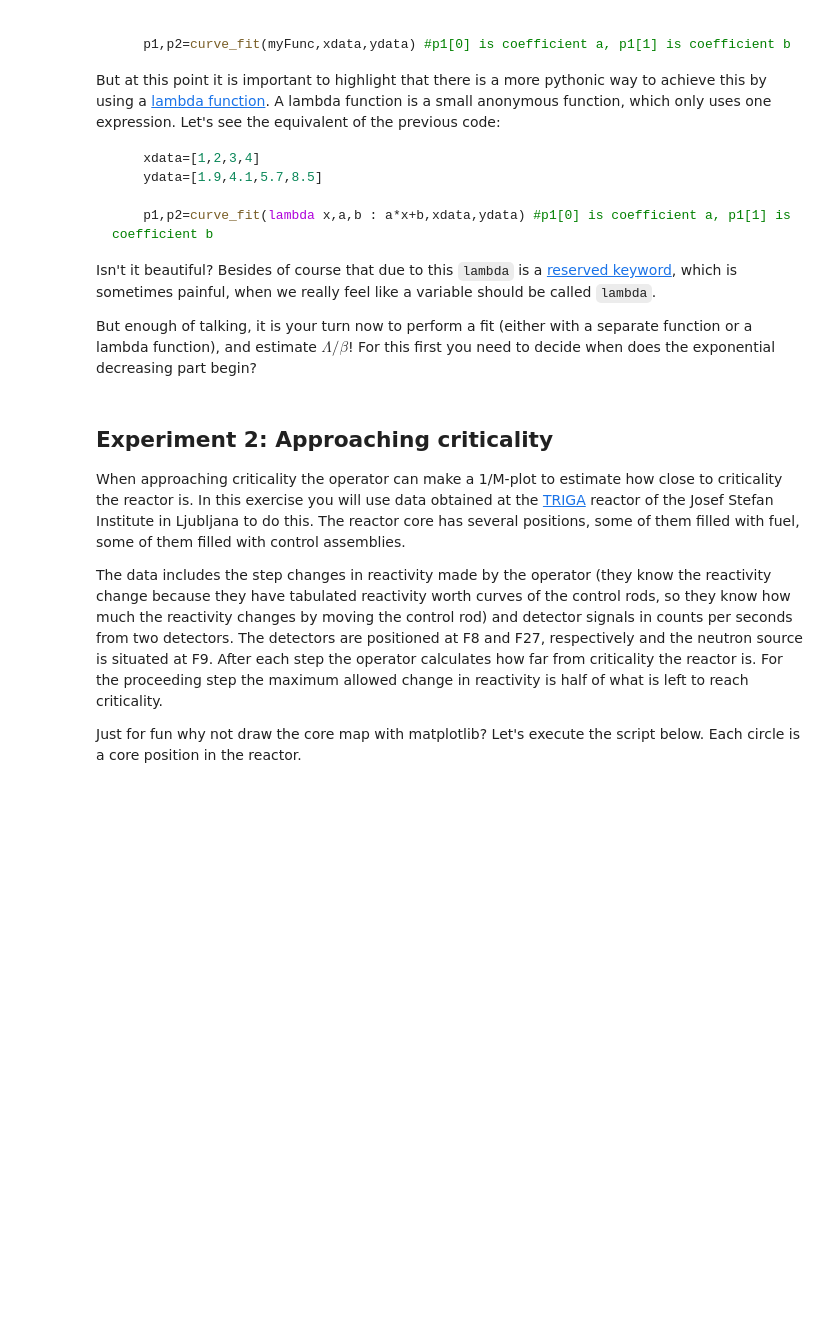
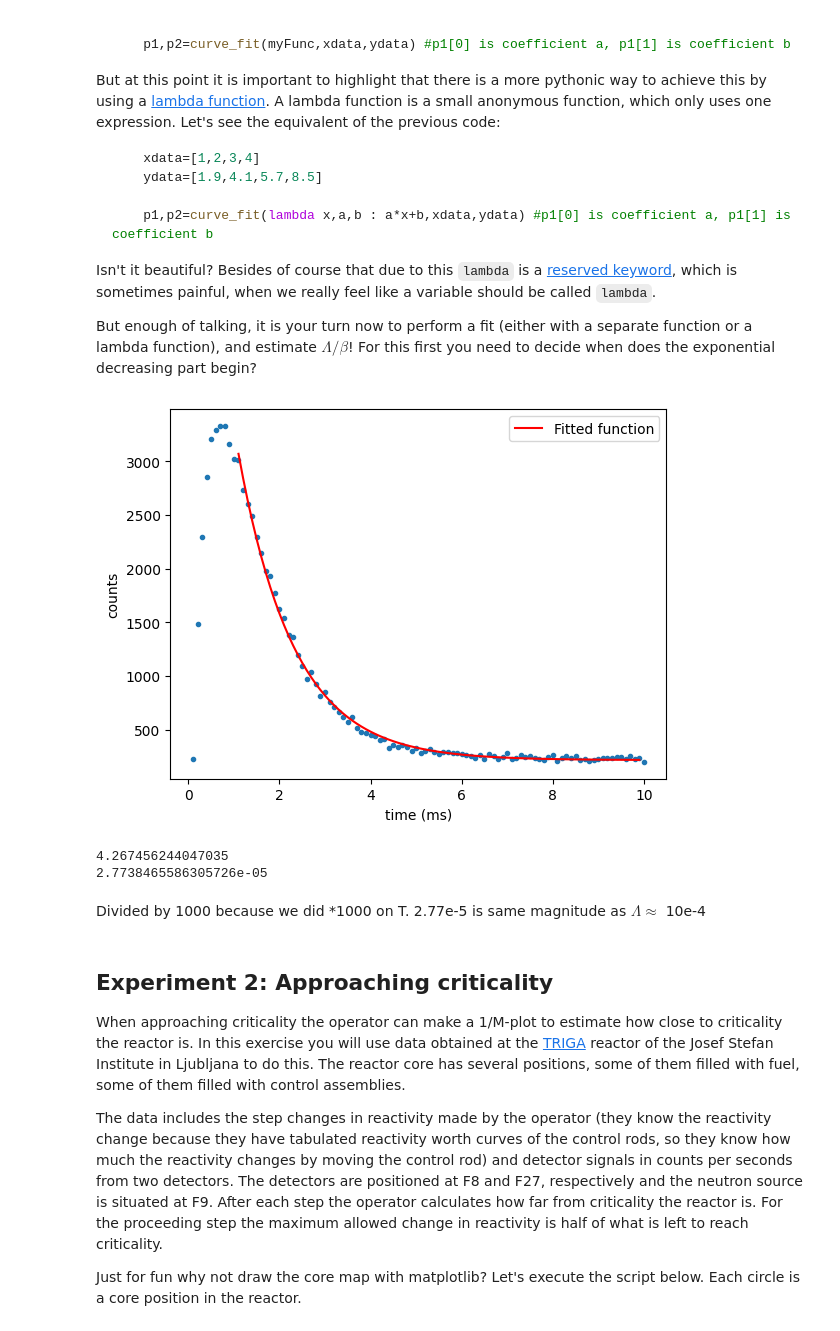
Before and after one commit to jenshoej/ReactorPhysics, a Jupyter notebook: Datalabs/Datalab09/9-SubcriticalSystems.ipynb, the cells around one changed output. Saved outputs shown, nothing was run; the diff lists cells and outputs as text; code cells hidden in the pictures; blank space fills up the shorter version.

```diff
--- a/Datalabs/Datalab09/9-SubcriticalSystems.ipynb
+++ b/Datalabs/Datalab09/9-SubcriticalSystems.ipynb
@@ -35,7 +36,7 @@ Let's assume that we have performed a measurement in a subcritical reactor. The
 counts=[223,1482,2298,2849,3210,3295,3329,3326,3163,3018,3015,2731,2598,2494,2294,2147,1982,1930,1768,1623,1544,1379,1365,1198,1090,970,1040,922,810,852,761,706,666,614,568,616,519,477,473,451,436,403,408,329,360,340,352,334,305,333,281,300,320,289,277,289,292,280,282,274,264,254,237,264,230,271,254,230,248,278,222,233,261,249,252,238,225,213,242,262,205,240,258,237,254,218,225,212,219,227,237,237,236,246,244,228,255,222,236,199]
 # %%
 T=np.linspace(100e-6,len(counts)*100e-6,len(counts))
-
+T = T*1000
 Apd = np.trapz(counts, T)
 
 tail = np.mean(counts[80:-1])
@@ -118,23 +119,35 @@ But enough of talking, it is your turn now to perform a fit (either with a separ
 # %%
 from scipy.optimize import curve_fit
 
-p1,p2=#use curve_fit()
+def fit_func(t, alpha, C1, C2):
+    return C1 * np.exp(alpha*t) + C2
 
+pinit = [-10,10,10]
+idx = int(len(counts)/10) # index of tail
+p1, p2 = curve_fit(fit_func,T[idx:-1],counts[idx:-1], p0=pinit)
+alpha = p1[0]
 
 plt.figure()
-plt.plot(T*1000,counts)
-#plot the fit based on the coefficients in p1
+plt.scatter(T,counts,marker='.')
+plt.plot(T[idx:-1], fit_func(T[idx:-1], *p1),color='red',label='Fitted function')
 plt.xlabel('time (ms)')
 plt.ylabel('counts')
+plt.legend()
 plt.show()
 
 
-LambdaBeta=#Calculate Lambda/beta
+LambdaBeta=1/alpha * (rho/beta-1)
 
 print(LambdaBeta)
 
 #just to check the order of magnitude of the generation time we can use our previous beta value here
-print(LambdaBeta*beta)
+print(LambdaBeta*beta/1000)
+# %% [output]
+[figure, added]
+4.267456244047035
+2.7738465586305726e-05
+# %% [markdown]
+Divided by 1000 because we did *1000 on T. 2.77e-5 is same magnitude as $\Lambda \approx $ 10e-4
 # %% [markdown]
 ## Experiment 2: Approaching criticality
 
```
Also changed, not shown: parts of 2 cells of this notebook, 1 other file.
